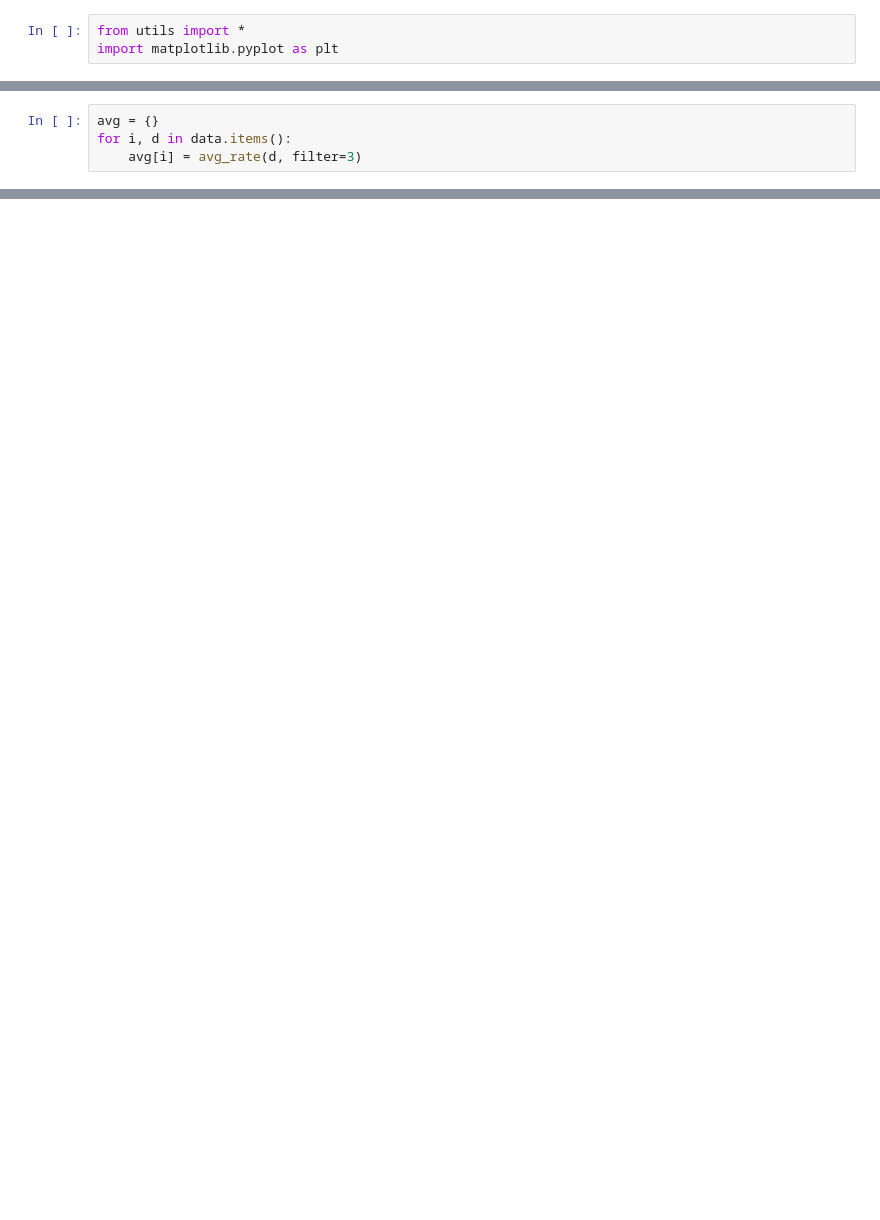
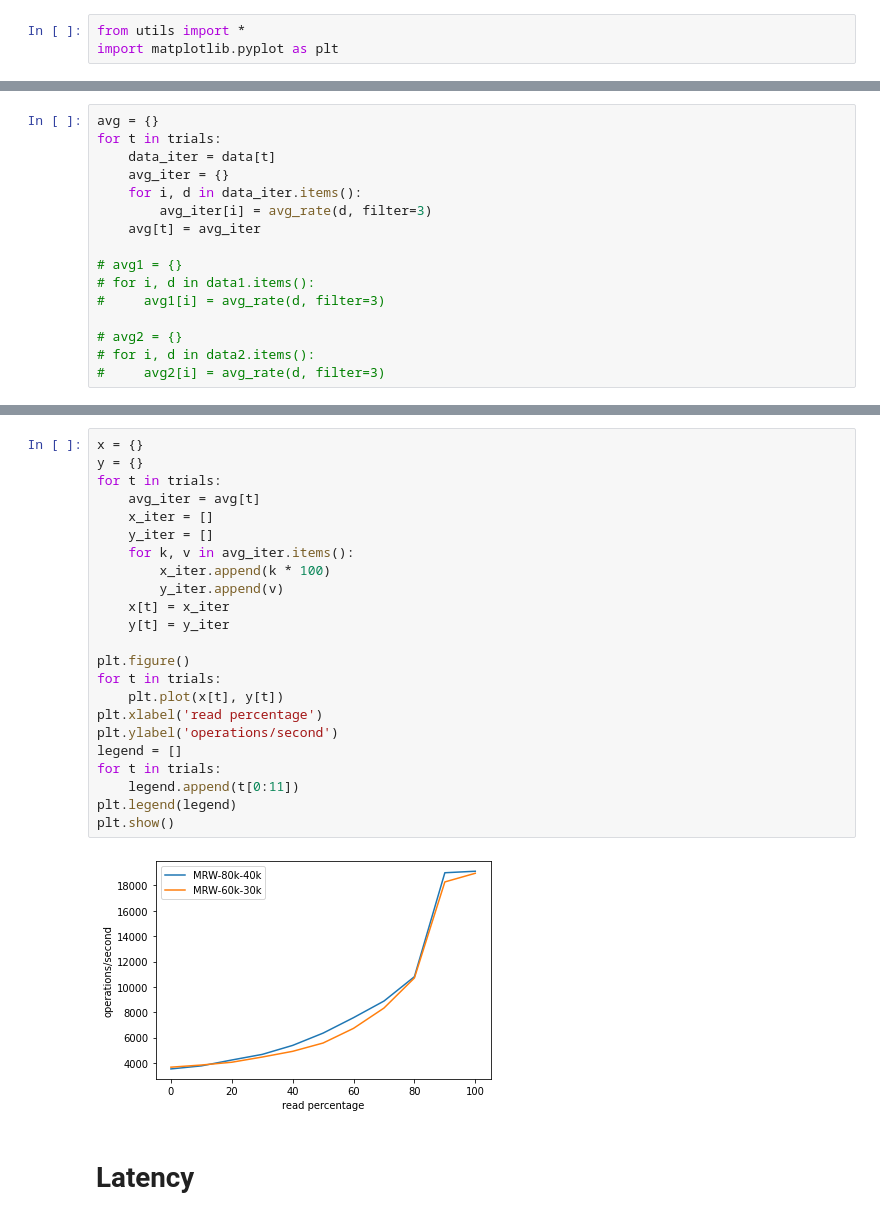
Before and after one commit to epyeh/zookeeper-benchmark, a Jupyter notebook: analysis/baseline.ipynb, the cells around one changed output, grey strips where cells are left out. Drawn from its saved outputs; the diff is of its cells as text; blank space fills up the shorter version.

```diff
--- a/analysis/baseline.ipynb
+++ b/analysis/baseline.ipynb
@@ -19,4 +5,0 @@ files:
-# %%
-avg = {}
-for i, d in data.items():
-    avg[i] = avg_rate(d, filter=3)
@@ -46,0 +34,16 @@ plt.show()
+# %%
+avg = {}
+for t in trials:
+    data_iter = data[t]
+    avg_iter = {}
+    for i, d in data_iter.items():
+        avg_iter[i] = avg_rate(d, filter=3)
+    avg[t] = avg_iter
+
+# avg1 = {}
+# for i, d in data1.items():
+#     avg1[i] = avg_rate(d, filter=3)
+
+# avg2 = {}
+# for i, d in data2.items():
+#     avg2[i] = avg_rate(d, filter=3)
@@ -46,0 +68,27 @@ plt.show()
+# %%
+x = {}
+y = {}
+for t in trials:
+    avg_iter = avg[t]
+    x_iter = []
+    y_iter = []
+    for k, v in avg_iter.items():
+        x_iter.append(k * 100)
+        y_iter.append(v)
+    x[t] = x_iter
+    y[t] = y_iter
+
+plt.figure()
+for t in trials:
+    plt.plot(x[t], y[t])
+plt.xlabel('read percentage')
+plt.ylabel('operations/second')
+legend = []
+for t in trials:
+    legend.append(t[0:11])
+plt.legend(legend)
+plt.show()
+# %% [output]
+[figure, added]
+# %% [markdown]
+# Latency
```
Also changed, not shown: parts of 8 cells of this notebook, 13 other files.
